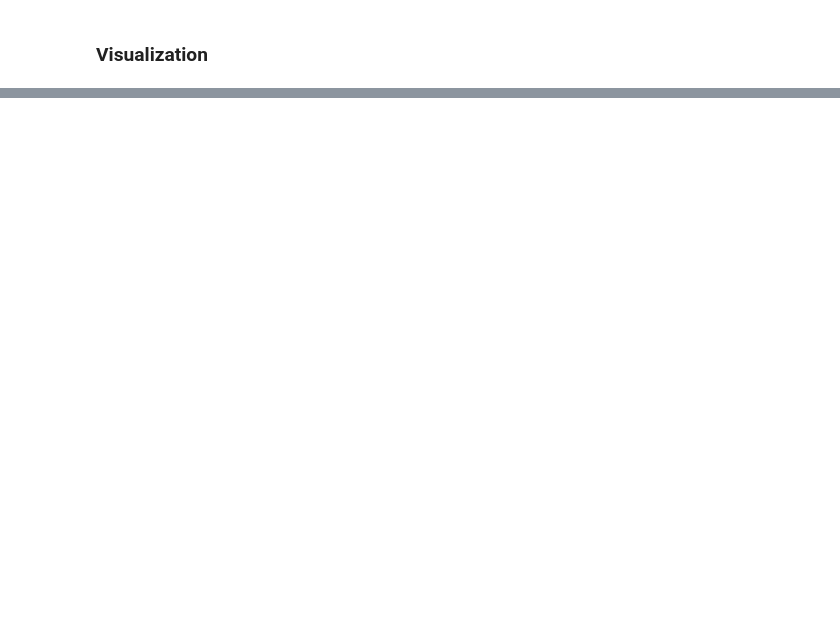
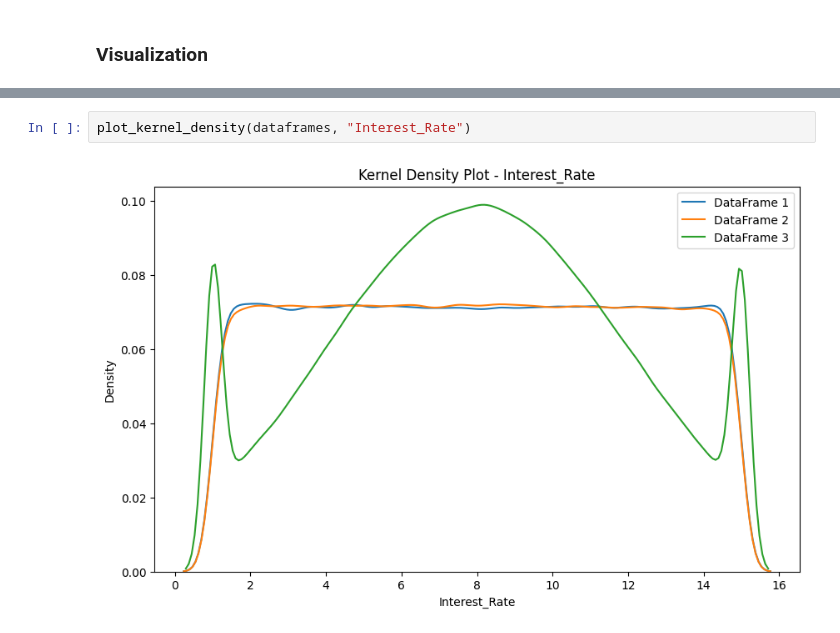
Before and after one commit to davideippolito/SyntheticData, a Jupyter notebook: src/VD.ipynb, the cells around one changed output, grey strips where cells are left out. Cells and saved outputs as stored; diff of their text form; blank space fills up the shorter version.

```diff
--- a/src/VD.ipynb
+++ b/src/VD.ipynb
@@ -78,0 +83,4 @@ plot_dependency_employment_type_balance(dataframes, employment_types)
+# %%
+plot_kernel_density(dataframes, "Interest_Rate")
+# %% [output]
+[figure, added]
```
Also changed, not shown: parts of 13 cells of this notebook, 6 other files.
